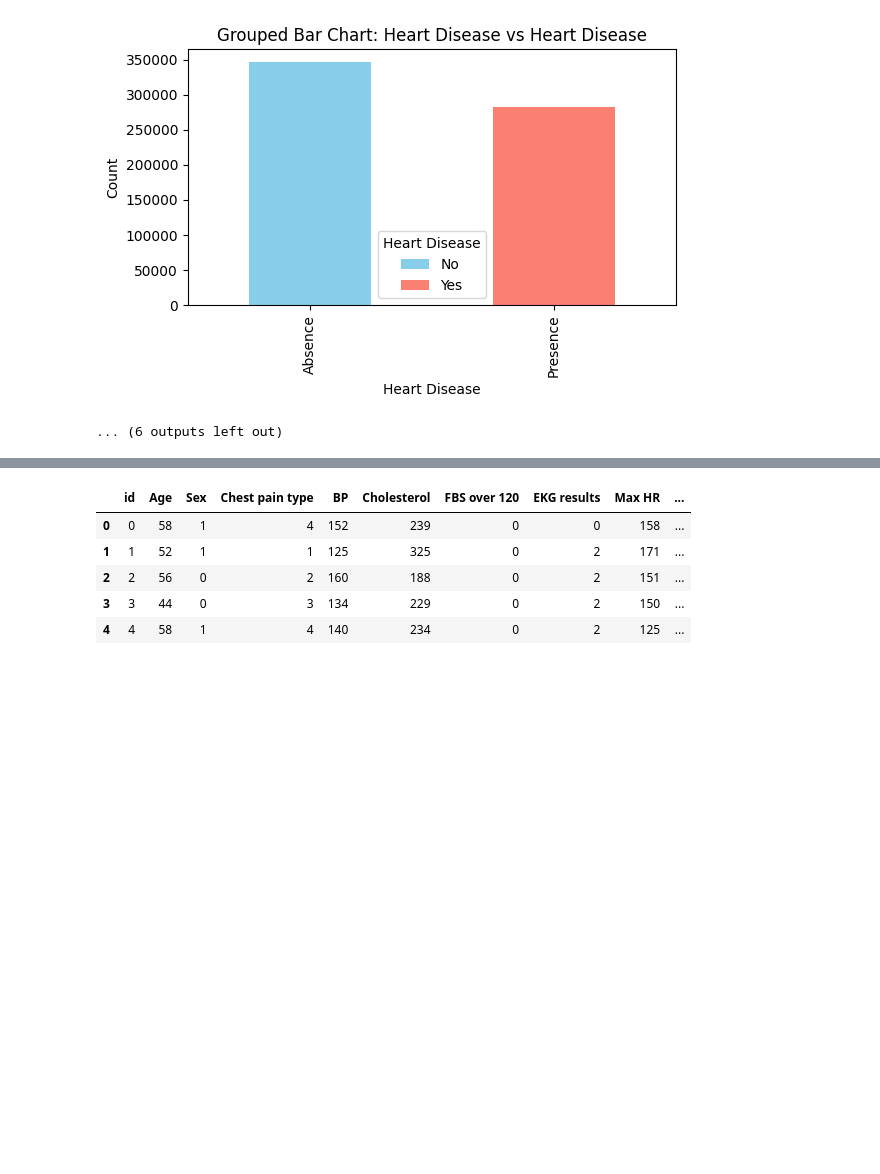
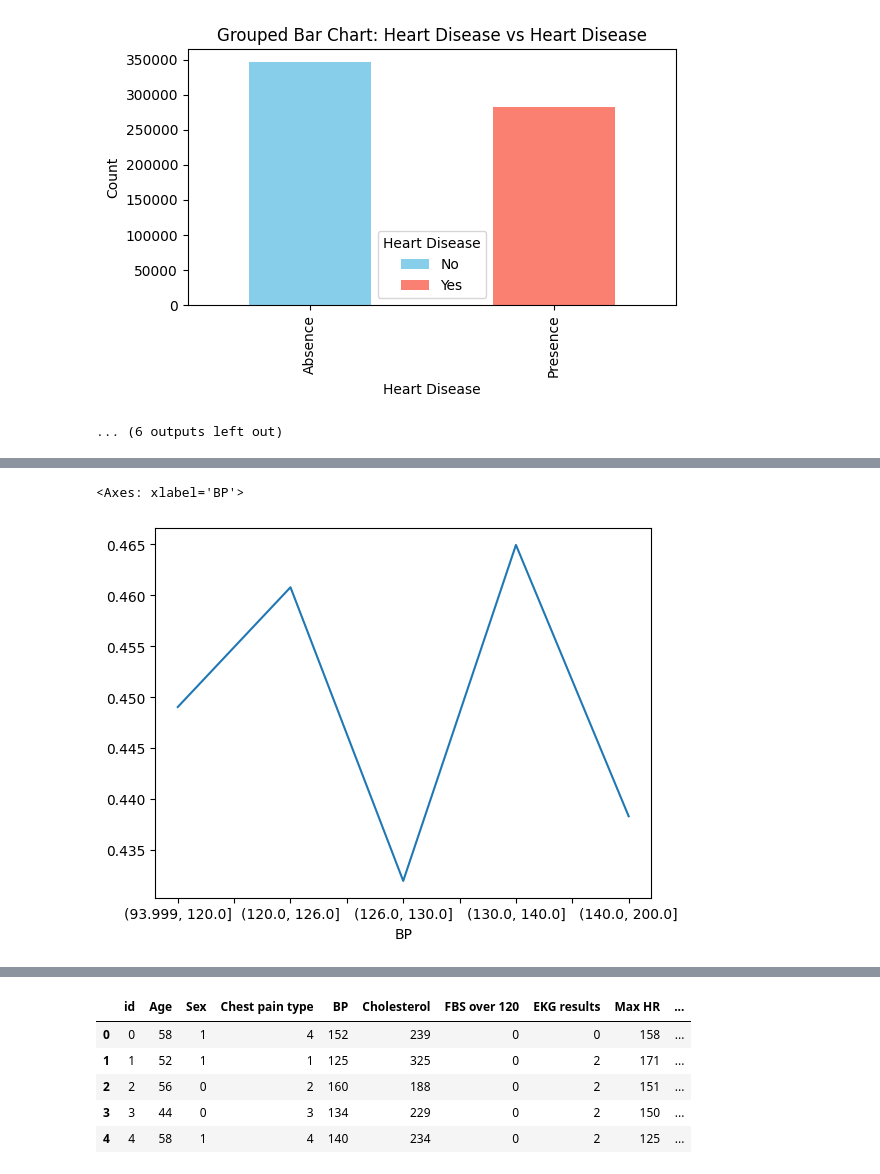
Before and after one commit to Darknight47/Kaggle-Playgrounds, a Jupyter notebook: Heart Disease/Notebooks/data_understanding.ipynb, the cells around one changed output, grey strips where cells are left out. Drawn from its saved outputs; the diff is of its cells as text; code cells hidden in the pictures; blank space fills up the shorter version.

```diff
--- a/Heart Disease/Notebooks/data_understanding.ipynb
+++ b/Heart Disease/Notebooks/data_understanding.ipynb
@@ -268,0 +284,5 @@ Presence            NaN  282454.0
+# %%
+df.groupby(pd.qcut(df['BP'], 5), observed=True)['HeartDisease_binary'].mean().plot()
+# %% [output]
+<Axes: xlabel='BP'>
+[figure, added]
```
Also changed, not shown: parts of 8 cells of this notebook, 1 other file.
